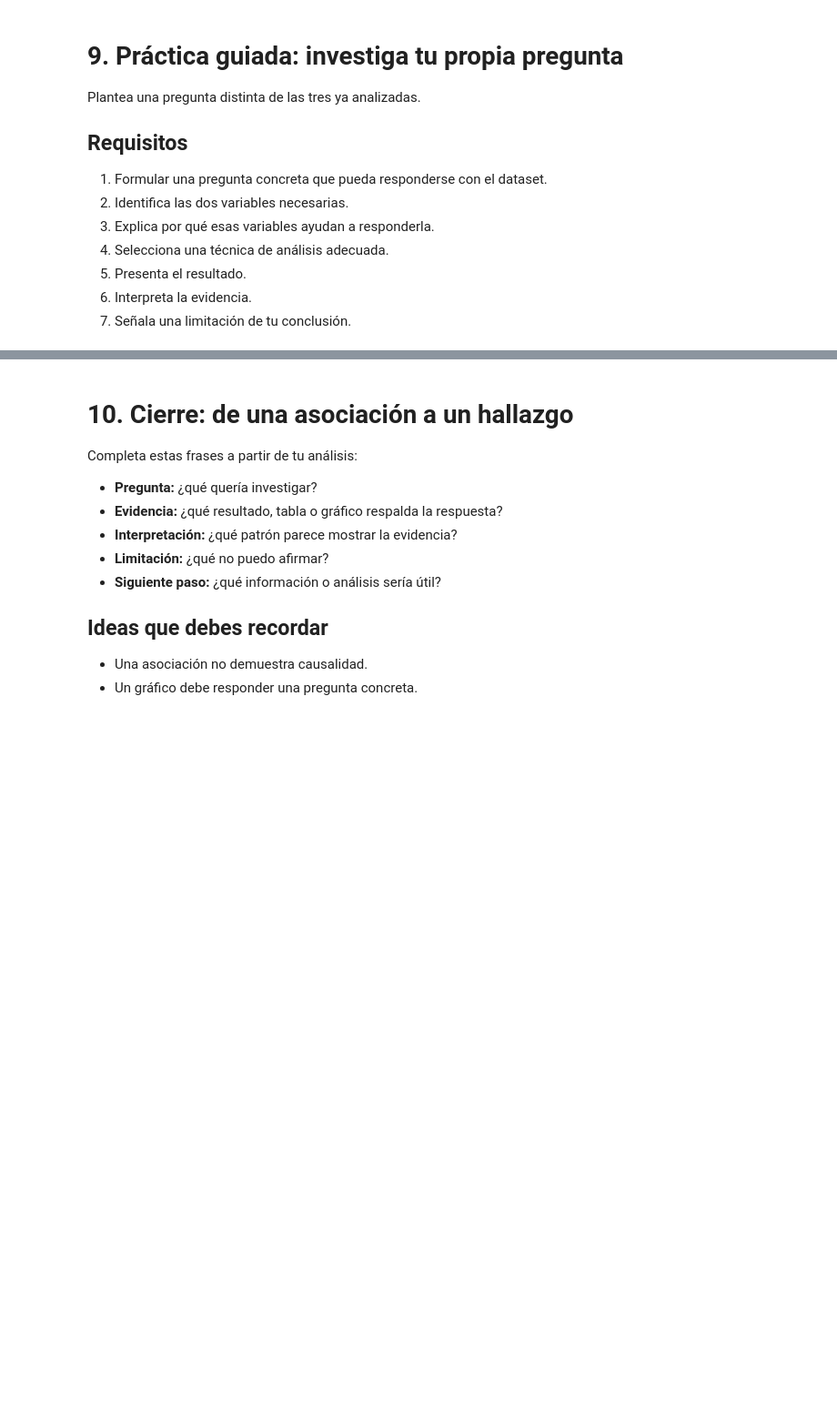
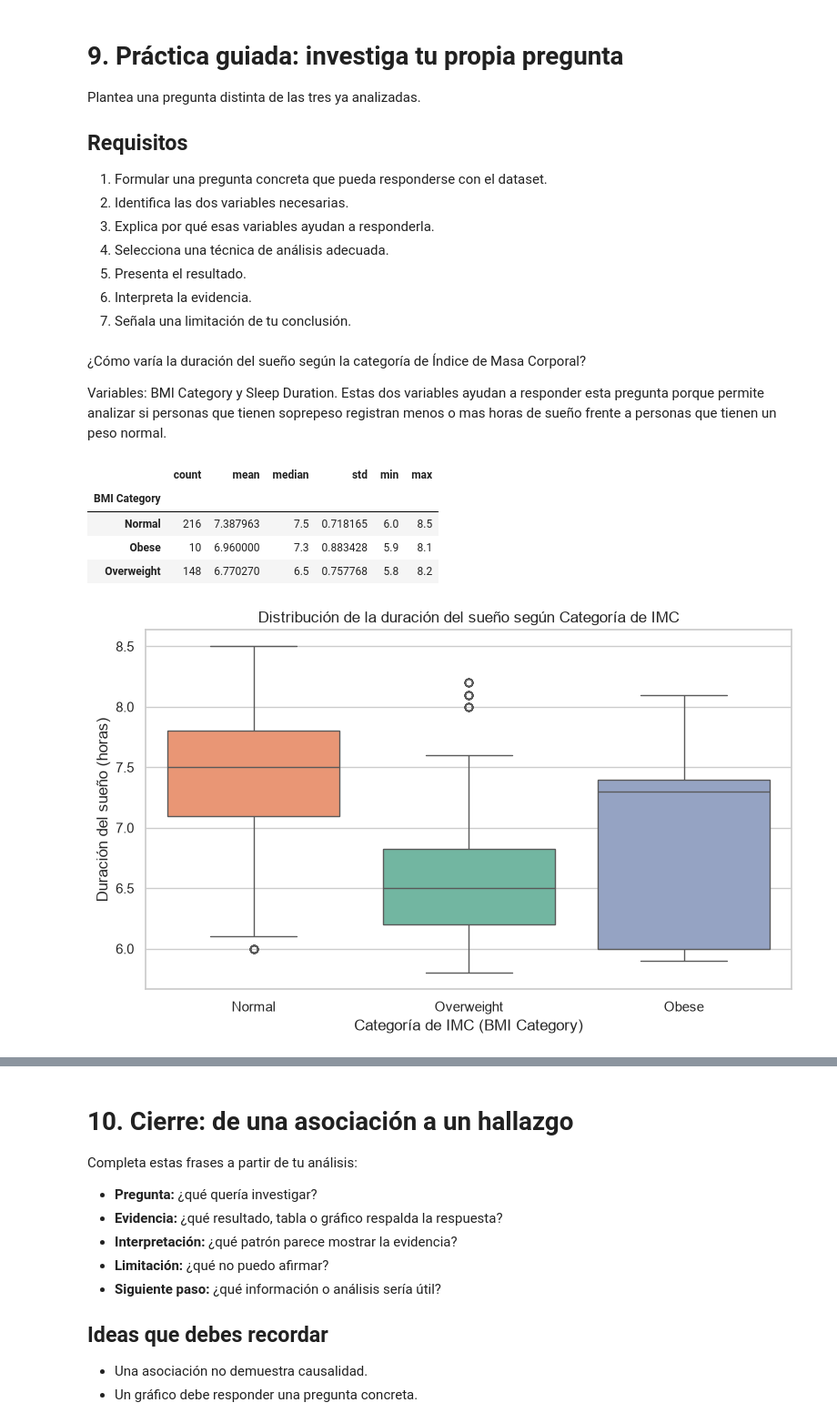
Before and after one commit to JoacoBRM/ciencia-de-datos, a Jupyter notebook: NOTEBOOKS/Analisis_bivariante.ipynb, the cells around one changed output, grey strips where cells are left out. Shown at 91% size. Saved outputs shown, nothing was run; the diff lists cells and outputs as text; code cells hidden in the pictures; blank space fills up the shorter version.

Commit message:
feat: add bivariate analysis Jupyter notebook and corresponding plots

```diff
--- a/NOTEBOOKS/Analisis_bivariante.ipynb
+++ b/NOTEBOOKS/Analisis_bivariante.ipynb
@@ -306,7 +337,37 @@ Plantea una pregunta distinta de las tres ya analizadas.
 # %%
 # 1. Escribe tu pregunta en una celda Markdown.
 # 2. Selecciona las variables y realiza el análisis aquí.
+# %% [markdown]
+¿Cómo varía la duración del sueño según la categoría de Índice de Masa Corporal?
+
+Variables: BMI Category y Sleep Duration. Estas dos variables ayudan a responder esta pregunta porque permite analizar si personas que tienen soprepeso registran menos o mas horas de sueño frente a personas que tienen un peso normal.
 # %%
-# Si tu pregunta se beneficia de una visualización, constrúyela aquí.
+df_clean = df.copy()
+df_clean["BMI Category"] = df_clean["BMI Category"].replace({"Normal Weight": "Normal"})
+resumen_bmi = df_clean.groupby("BMI Category")["Sleep Duration"].agg(["count", "mean", "median", "std", "min", "max"])
+display(resumen_bmi)
+
+plt.figure(figsize=(8, 5))
+sns.boxplot(
+    data=df_clean,
+    x="BMI Category",
+    y="Sleep Duration",
+    hue="BMI Category",
+    order=["Normal", "Overweight", "Obese"],
+    palette="Set2",
+    legend=False
+)
+plt.title("Distribución de la duración del sueño según Categoría de IMC")
+plt.xlabel("Categoría de IMC (BMI Category)")
+plt.ylabel("Duración del sueño (horas)")
+plt.tight_layout()
+plt.show()
+# %% [output]
+|  | count | mean | median | std | min | max |
+| BMI Category |  |  |  |  |  |  |
+| Normal | 216 | 7.387963 | 7.5 | 0.718165 | 6.0 | 8.5 |
+| Obese | 10 | 6.960000 | 7.3 | 0.883428 | 5.9 | 8.1 |
+| Overweight | 148 | 6.770270 | 6.5 | 0.757768 | 5.8 | 8.2 |
+[figure, added]
 # %%
 # Escribe tu interpretación y limitación en una celda Markdown.
```
Also changed, not shown: parts of 12 cells of this notebook, 4 other files.
